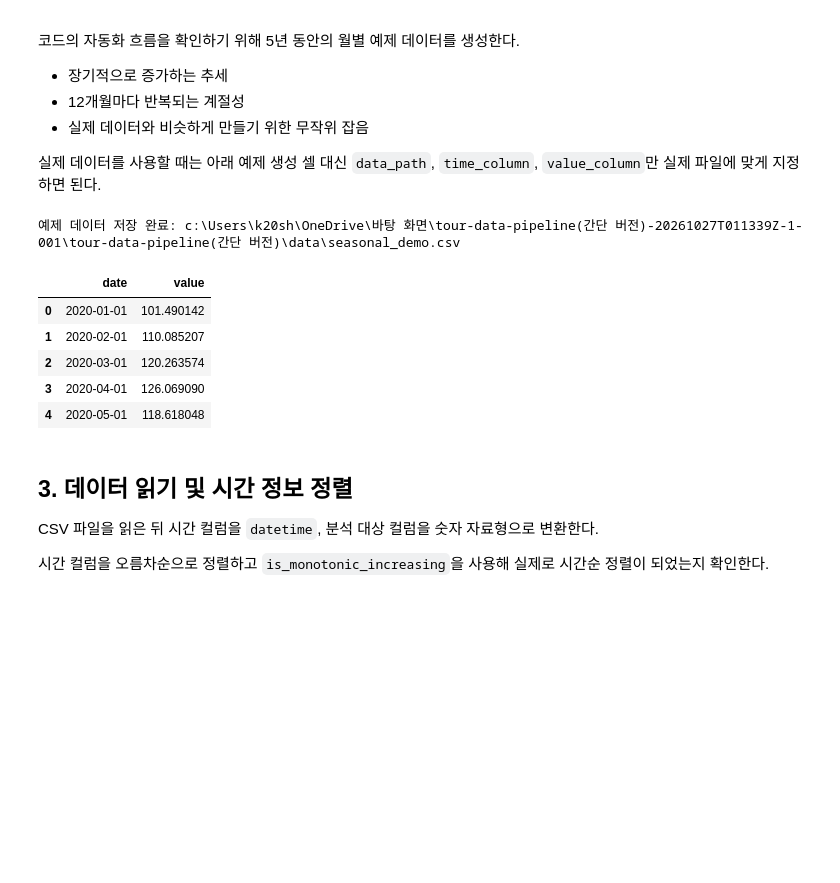
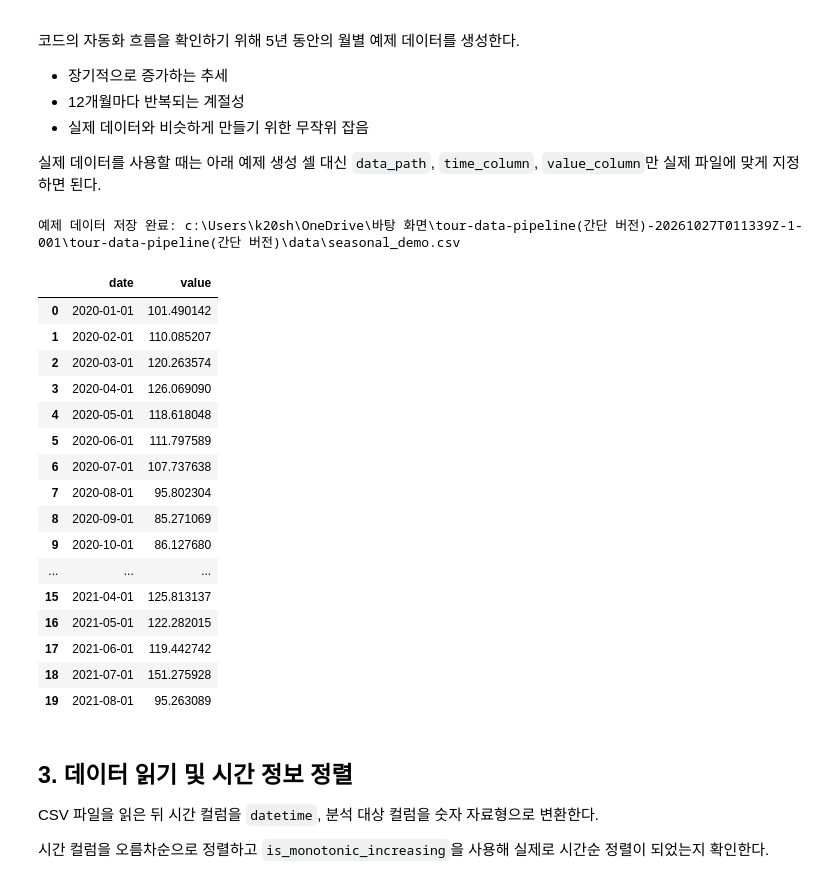
Before and after one commit to gurami85/tour-anomaly-benchmark, a Jupyter notebook: benchmark/seasonality_stl_matching_demo.ipynb, the cells around one changed output. Saved outputs shown, nothing was run; the diff lists cells and outputs as text; code cells hidden in the pictures; blank space fills up the shorter version.

```diff
--- a/benchmark/seasonality_stl_matching_demo.ipynb
+++ b/benchmark/seasonality_stl_matching_demo.ipynb
@@ -137,34 +137,45 @@ values = (
 demo_df = pd.DataFrame({
     "date": dates,
     "value": values,
 })
 
 # 예제 데이터 저장 경로
 data_path = DATA_DIR / "seasonal_demo.csv"
 
 # CSV 파일로 저장
 demo_df.to_csv(
     data_path,
     index=False,
     encoding="utf-8-sig",
 )
 
 # 분석에 사용할 컬럼 지정
 # 실제 CSV를 사용할 때에는 아래 세 값만 수정
 time_column = "date"
 value_column = "value"
 dataset_id = "SEASONAL_DEMO_01"
 
 print("예제 데이터 저장 완료:", data_path)
-display(demo_df.head())
+display(demo_df.head(20))
 # %% [output]
 예제 데이터 저장 완료: c:\Users\k20sh\OneDrive\바탕 화면\tour-data-pipeline(간단 버전)-20261027T011339Z-1-001\tour-data-pipeline(간단 버전)\data\seasonal_demo.csv
 |  | date | value |
 | 0 | 2020-01-01 | 101.490142 |
 | 1 | 2020-02-01 | 110.085207 |
 | 2 | 2020-03-01 | 120.263574 |
 | 3 | 2020-04-01 | 126.069090 |
 | 4 | 2020-05-01 | 118.618048 |
+| 5 | 2020-06-01 | 111.797589 |
+| 6 | 2020-07-01 | 107.737638 |
+| 7 | 2020-08-01 | 95.802304 |
+| 8 | 2020-09-01 | 85.271069 |
+| 9 | 2020-10-01 | 86.127680 |
+| ... | ... | ... |
+| 15 | 2021-04-01 | 125.813137 |
+| 16 | 2021-05-01 | 122.282015 |
+| 17 | 2021-06-01 | 119.442742 |
+| 18 | 2021-07-01 | 151.275928 |
+| 19 | 2021-08-01 | 95.263089 |
 # %% [markdown]
 ## 3. 데이터 읽기 및 시간 정보 정렬
 
```
Also changed, not shown: parts of 2 cells of this notebook.
